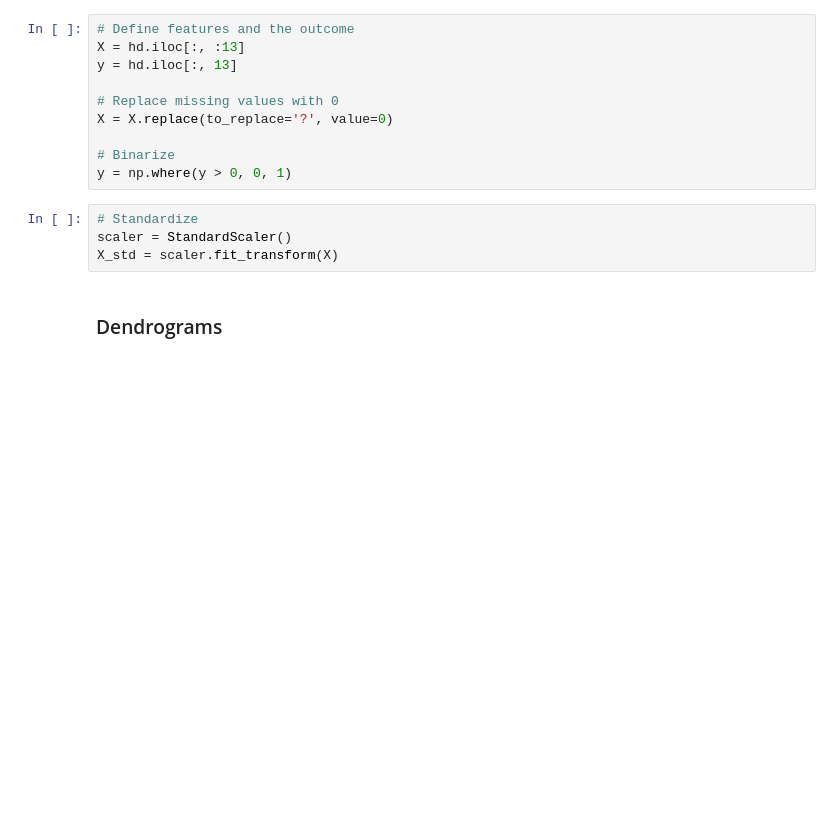
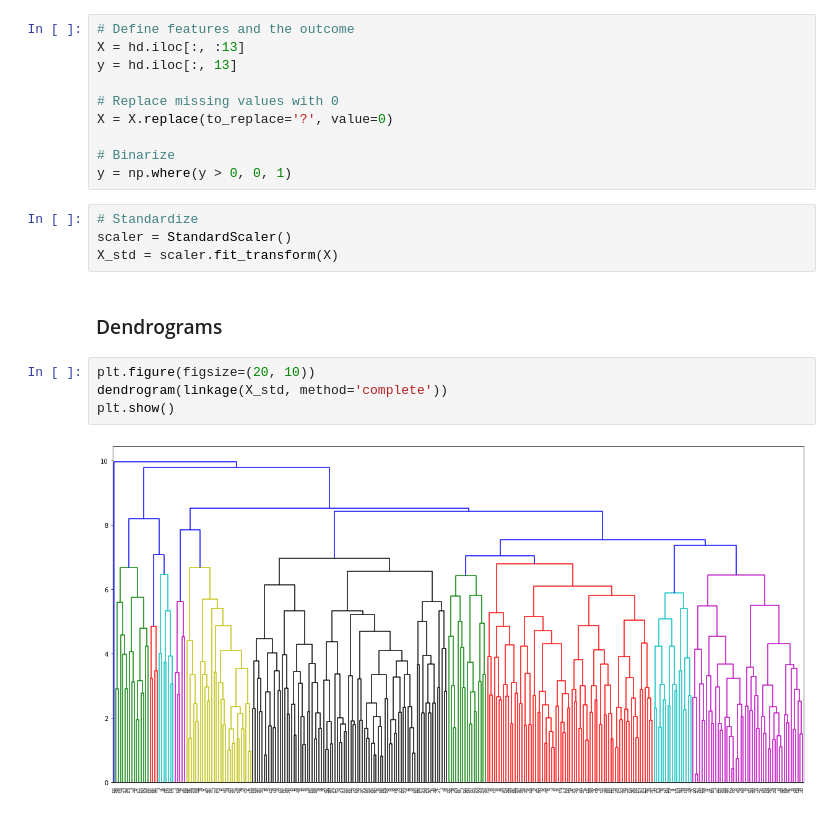
Before and after one commit to BenGriffith/data-science, a Jupyter notebook: exercises/hierarchical-clustering.ipynb, the cells around one changed output. Cells and saved outputs as stored; diff of their text form; blank space fills up the shorter version.

Commit message:
Updated with dendrograms and agg clustering

```diff
--- a/exercises/hierarchical-clustering.ipynb
+++ b/exercises/hierarchical-clustering.ipynb
@@ -41,3 +42,9 @@ scaler = StandardScaler()
 X_std = scaler.fit_transform(X)
 # %% [markdown]
 ### Dendrograms
+# %%
+plt.figure(figsize=(20, 10))
+dendrogram(linkage(X_std, method='complete'))
+plt.show()
+# %% [output]
+[figure, added]
```
Also changed, not shown: parts of 7 cells of this notebook.
